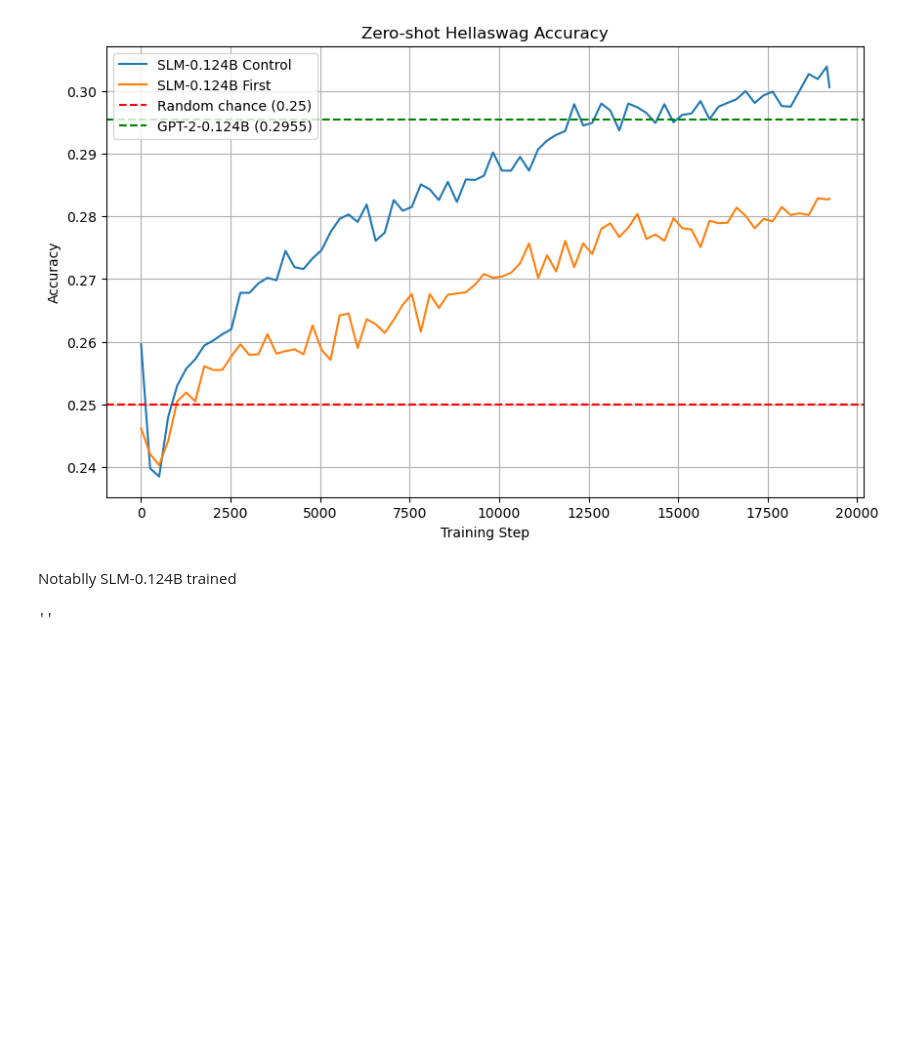
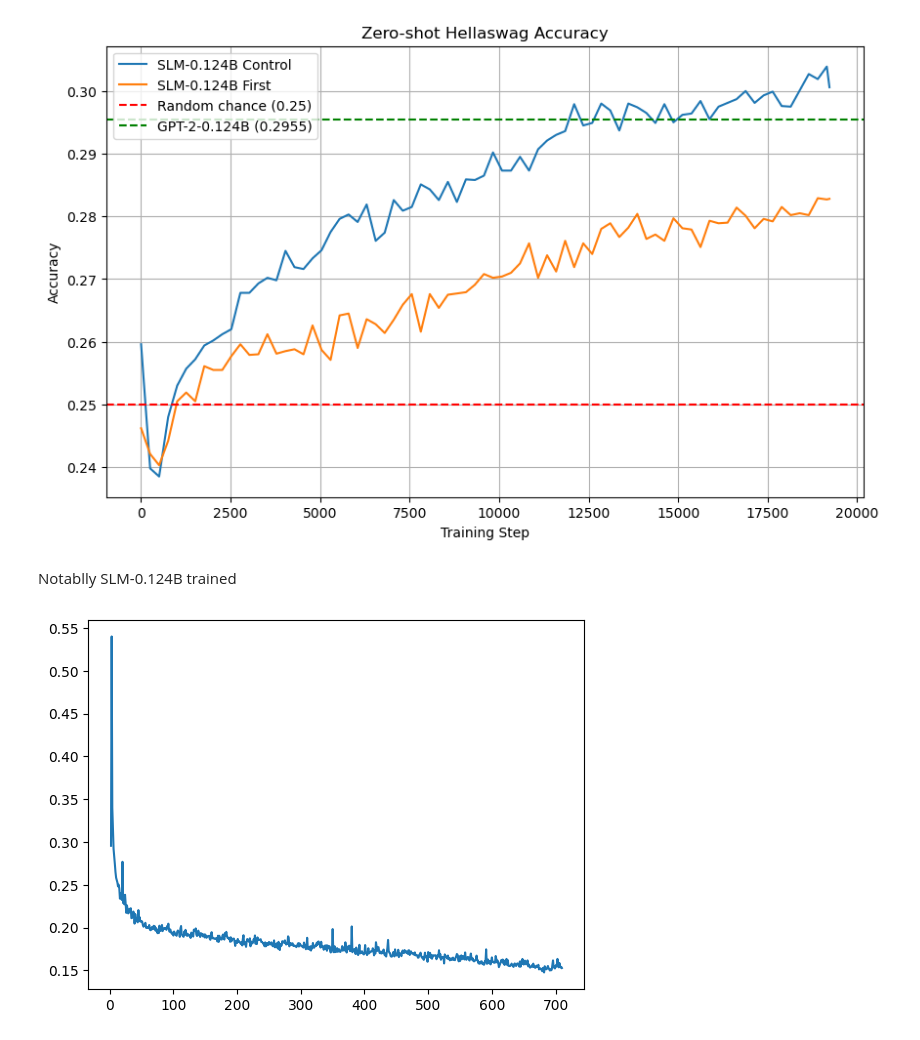
Before and after one commit to hachoj/ImportantProjects, a Jupyter notebook: LLMs/SLM/knowledge_distilation.ipynb, the cells around one changed output. Saved outputs shown, nothing was run; the diff lists cells and outputs as text; code cells hidden in the pictures; blank space fills up the shorter version.

Commit message:
tried to make reverseKLD work for really small models but it didn't seem to work

```diff
--- a/LLMs/SLM/knowledge_distilation.ipynb
+++ b/LLMs/SLM/knowledge_distilation.ipynb
@@ -70,18 +70,17 @@ plt.grid(True)
 [figure]
 # %% [markdown]
 Notablly SLM-0.124B trained
-# %%
-# Model Testing
-from model import SLM
-import torch
-from transformers import AutoTokenizer, AutoModelForCausalLM
-
-# teacher = AutoModelForCausalLM.from_pretrained("allenai/OLMo-1B-hf")
-
-# the teacher model has a n_embd of 50304 rather than 50280 like we do in our student model
-# increase the vocab size to mathc the teacher model though I think the 50280-50304 tokens are
-# just padding tokens
-
-tokenizer = AutoTokenizer.from_pretrained("allenai/OLMo-1B-hf")
-# %% [output]
-''
+# %%
+import numpy as np
+import pandas as pd
+import matplotlib.pyplot as plt
+
+data_kd = pd.read_csv("logs/SLM-0.124B_MiniLLM_KLD_log.txt", sep=" ", header=None, names=["index", "label", "value"])
+
+train_data_kd = data_kd[data_kd["label"] == "train"]
+val_data_kd = data_kd[data_kd["label"] == "val"]
+hella_data_dk = data_kd[data_kd["label"] == "hella"]
+plt.plot(train_data_kd["value"])
+plt.show()
+# %% [output]
+[figure, added]
```
Also changed, not shown: parts of 3 cells of this notebook, 3 other files.
